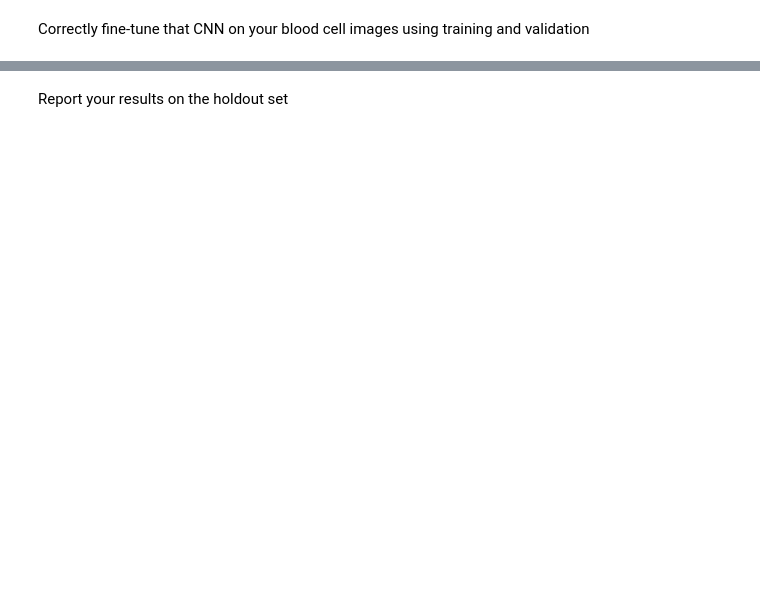
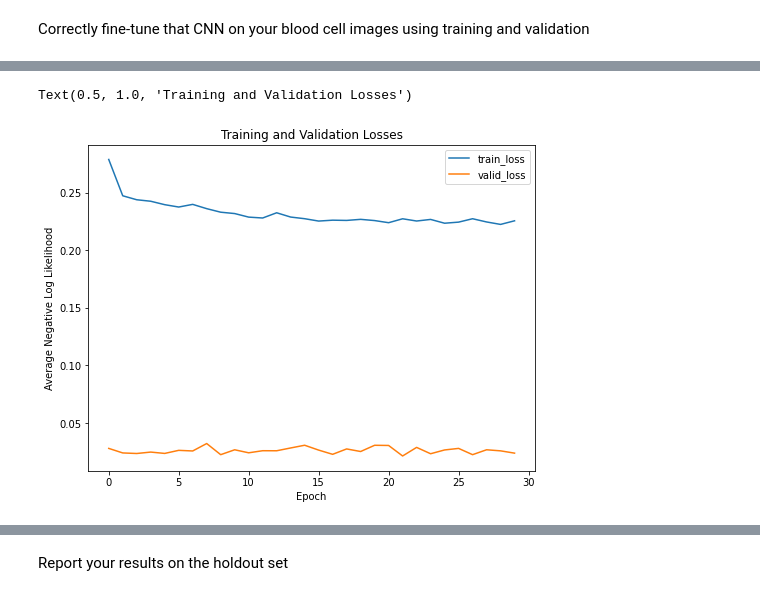
Before and after one commit to samodle/Learning-Machine-Learning, a Jupyter notebook: Misc/Hw 7.ipynb, the cells around one changed output, grey strips where cells are left out. Drawn from its saved outputs; the diff is of its cells as text; code cells hidden in the pictures; blank space fills up the shorter version.

```diff
--- a/Misc/Hw 7.ipynb
+++ b/Misc/Hw 7.ipynb
@@ -15,6 +15,19 @@ import argparse
 # %% [markdown]
 GPU Implementation
 # %%
+# Whether to train on a gpu
+train_on_gpu = torch.cuda.is_available()
+print(f'Train on gpu: {train_on_gpu}')
+
+# Number of gpus
+if train_on_gpu:
+    gpu_count = torch.cuda.device_count()
+    print(f'{gpu_count} gpus detected.')
+    if gpu_count > 1:
+        multi_gpu = True
+    else:
+        multi_gpu = False
+
 CUDA_DEVICE = torch.device('cuda' if torch.cuda.is_available() else 'cpu')
 print(CUDA_DEVICE)
 
@@ -111,9 +134,2 @@ Downloading: "https://download.pytorch.org/models/densenet161-8d451a50.pth" to C
 # %% [markdown]
 Correctly fine-tune that CNN on your blood cell images using training and validation
-# %%
-num_classes = 2
-num_ftrs = model_ft.fc.in_features
-model.fc = nn.Linear(num_ftrs, num_classes)
-
-for param in model.parameters():
-    param.requires_grad = False
@@ -119,0 +334,13 @@ for param in model.parameters():
+# %%
+criterion = nn.NLLLoss()
+optimizer = optim.Adam(model.parameters(), lr=.001)
+model, history = train(
+    model,
+    criterion,
+    optimizer,
+    train_loader,
+    valid_loader,
+    save_file_name='file_save_name',
+    max_epochs_stop=20,
+    n_epochs=30,
+    print_every=1)
@@ -119,0 +365,13 @@ for param in model.parameters():
+# %%
+
+plt.figure(figsize=(8, 6))
+for c in ['train_loss', 'valid_loss']:
+    plt.plot(
+        history[c], label=c)
+plt.legend()
+plt.xlabel('Epoch')
+plt.ylabel('Average Negative Log Likelihood')
+plt.title('Training and Validation Losses')
+# %% [output]
+Text(0.5, 1.0, 'Training and Validation Losses')
+[figure, added]
```
Also changed, not shown: parts of 14 cells of this notebook.
